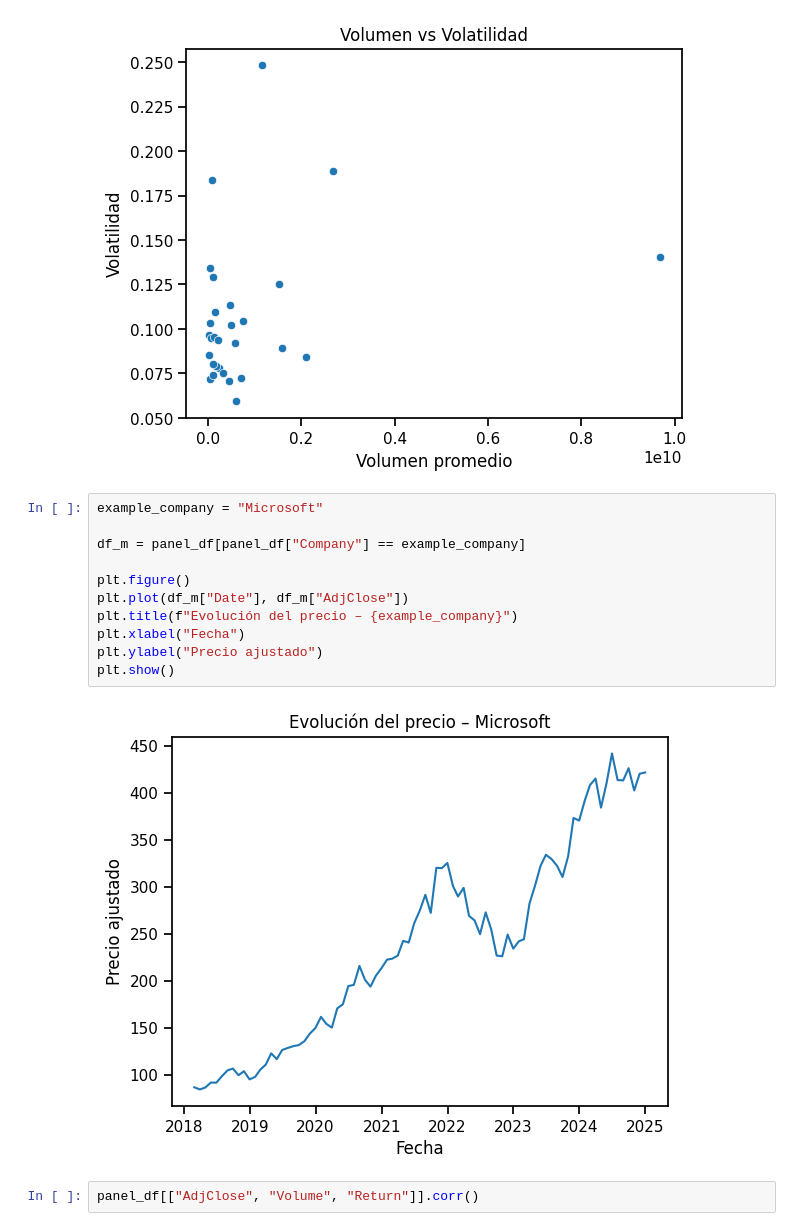
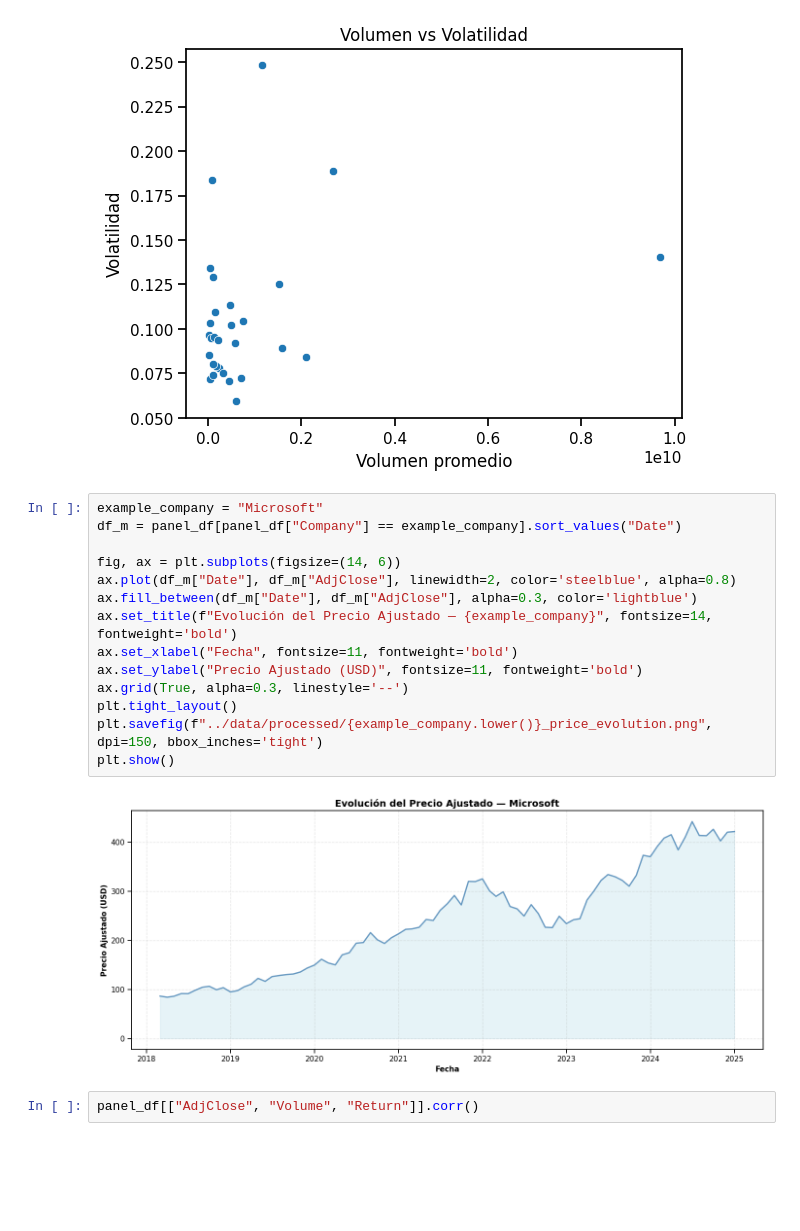
Before and after one commit to fabio2k3/AlphaTech-Analyzer, a Jupyter notebook: notebooks/eda.ipynb, the cells around one changed output. Drawn from its saved outputs; the diff is of its cells as text; blank space fills up the shorter version.

```diff
--- a/notebooks/eda.ipynb
+++ b/notebooks/eda.ipynb
@@ -158,17 +293,20 @@ plt.show()
 [figure]
 # %%
 example_company = "Microsoft"
+df_m = panel_df[panel_df["Company"] == example_company].sort_values("Date")
 
-df_m = panel_df[panel_df["Company"] == example_company]
-
-plt.figure()
-plt.plot(df_m["Date"], df_m["AdjClose"])
-plt.title(f"Evolución del precio – {example_company}")
-plt.xlabel("Fecha")
-plt.ylabel("Precio ajustado")
+fig, ax = plt.subplots(figsize=(14, 6))
+ax.plot(df_m["Date"], df_m["AdjClose"], linewidth=2, color='steelblue', alpha=0.8)
+ax.fill_between(df_m["Date"], df_m["AdjClose"], alpha=0.3, color='lightblue')
+ax.set_title(f"Evolución del Precio Ajustado — {example_company}", fontsize=14, fontweight='bold')
+ax.set_xlabel("Fecha", fontsize=11, fontweight='bold')
+ax.set_ylabel("Precio Ajustado (USD)", fontsize=11, fontweight='bold')
+ax.grid(True, alpha=0.3, linestyle='--')
+plt.tight_layout()
+plt.savefig(f"../data/processed/{example_company.lower()}_price_evolution.png", dpi=150, bbox_inches='tight')
 plt.show()
 # %% [output]
-[figure, old version]
+[figure, new version]
 # %%
 panel_df[["AdjClose", "Volume", "Return"]].corr()
 # %% [output]
```
Also changed, not shown: parts of 31 cells of this notebook, 19 other files.
